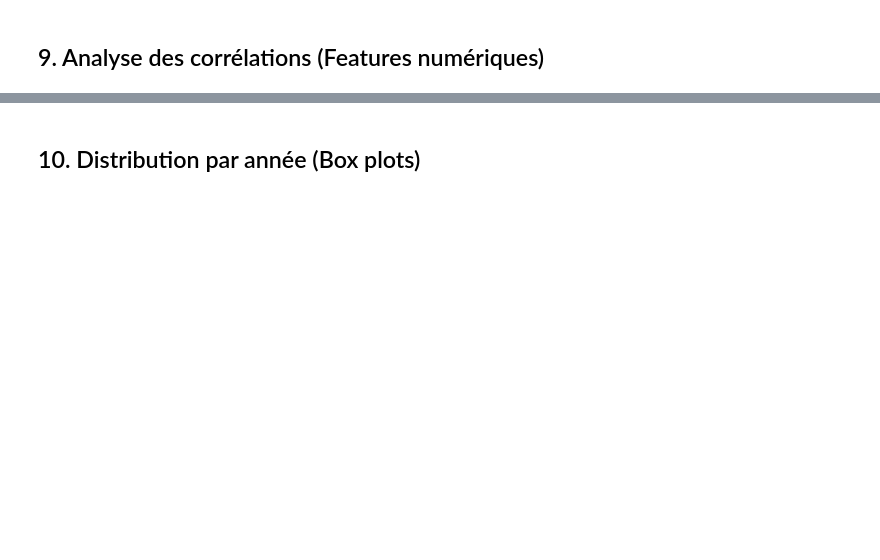
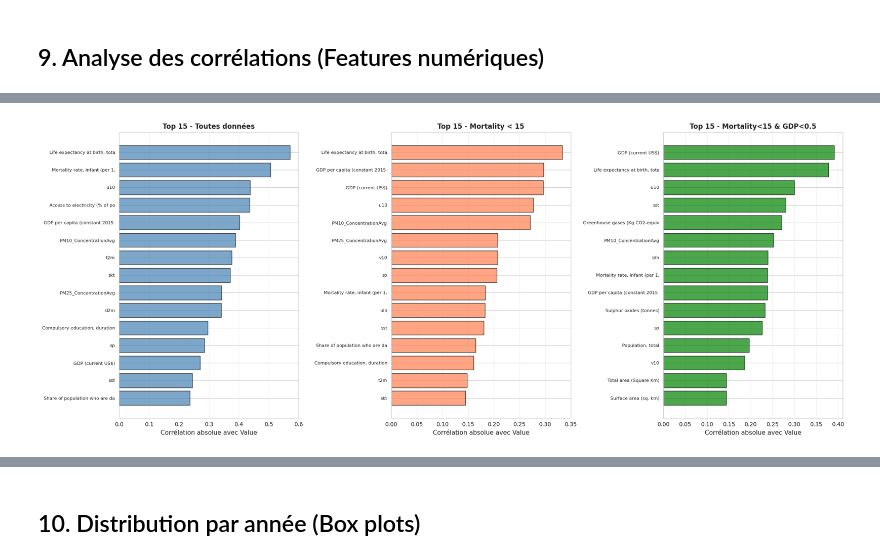
Before and after one commit to gitBugD/GML_RespiratoryDiseases, a Jupyter notebook: COPD/DataExpAndVis.ipynb, the cells around one changed output, grey strips where cells are left out. Saved outputs shown, nothing was run; the diff lists cells and outputs as text; code cells hidden in the pictures; blank space fills up the shorter version.

```diff
--- a/COPD/DataExpAndVis.ipynb
+++ b/COPD/DataExpAndVis.ipynb
@@ -436,0 +540,96 @@ if 'Value' in feature_cols and len(top_15_corr) > 0:
+# %%
+# Filtrer les données avec mortality rate < 15 ET GDP < 0.5
+gdp_col = 'GDP (current US$)'
+
+if mortality_col in df.columns and gdp_col in df.columns:
+    # Appliquer les deux filtres
+    df_mortality_gdp_filtered = df[(df[mortality_col] < 15) & (df[gdp_col] < 0.5e13)].copy()
+
+    print(f"📊 Données filtrées (Mortality Rate < 15 ET GDP < 0.5):")
+    print(f"{'='*70}")
+    print(f"Lignes avant filtrage: {len(df)}")
+    print(f"Lignes après filtrage: {len(df_mortality_gdp_filtered)}")
+    print(f"Pourcentage conservé: {(len(df_mortality_gdp_filtered) / len(df)) * 100:.2f}%")
+    print(f"Pays uniques (avant): {df['Country Name'].nunique()}")
+    print(f"Pays uniques (après): {df_mortality_gdp_filtered['Country Name'].nunique()}")
+
+    if len(df_mortality_gdp_filtered) > 0:
+        # Recalculer les corrélations pour ce sous-ensemble
+        numeric_cols_gdp = df_mortality_gdp_filtered.select_dtypes(include=[np.number]).columns.tolist()
+        id_cols_gdp = ['Year']
+        feature_cols_gdp = [col for col in numeric_cols_gdp if col not in id_cols_gdp]
+
+        if 'Value' in feature_cols_gdp:
+            correlations_gdp = df_mortality_gdp_filtered[feature_cols_gdp].corr()['Value'].drop('Value').abs().sort_values(ascending=False)
+
+            # Top 15 corrélations
+            top_15_corr_gdp = correlations_gdp.head(15)
+
+            print(f"\n🔗 Top 15 features corrélées avec 'Value' (Mortality < 15 & GDP < 0.5):")
+            print(f"{'='*70}")
+            for feat, corr in top_15_corr_gdp.items():
+                print(f"{feat[:50]:50s} : {corr:.4f}")
+
+            # Visualisation comparée (3 graphiques)
+            fig, axes = plt.subplots(1, 3, figsize=(20, 8))
+
+            # Toutes les données
+            axes[0].barh(range(len(top_15_corr)), top_15_corr.values, color='steelblue', edgecolor='black', alpha=0.7)
+            axes[0].set_yticks(range(len(top_15_corr)))
+            axes[0].set_yticklabels([f[:30] for f in top_15_corr.index], fontsize=8)
+            axes[0].set_xlabel('Corrélation absolue avec Value', fontsize=11)
+            axes[0].set_title('Top 15 - Toutes données', fontsize=12, fontweight='bold')
+            axes[0].grid(axis='x', alpha=0.3)
+            axes[0].invert_yaxis()
+
+            # Mortality Rate < 15
+            axes[1].barh(range(len(top_15_corr_filtered)), top_15_corr_filtered.values, color='coral', edgecolor='black', alpha=0.7)
+            axes[1].set_yticks(range(len(top_15_corr_filtered)))
+            axes[1].set_yticklabels([f[:30] for f in top_15_corr_filtered.index], fontsize=8)
+            axes[1].set_xlabel('Corrélation absolue avec Value', fontsize=11)
+            axes[1].set_title('Top 15 - Mortality < 15', fontsize=12, fontweight='bold')
+            axes[1].grid(axis='x', alpha=0.3)
+            axes[1].invert_yaxis()
+
+            # Mortality < 15 ET GDP < 0.5
+            axes[2].barh(range(len(top_15_corr_gdp)), top_15_corr_gdp.values, color='green', edgecolor='black', alpha=0.7)
+            axes[2].set_yticks(range(len(top_15_corr_gdp)))
+            axes[2].set_yticklabels([f[:30] for f in top_15_corr_gdp.index], fontsize=8)
+            axes[2].set_xlabel('Corrélation absolue avec Value', fontsize=11)
+            axes[2].set_title('Top 15 - Mortality<15 & GDP<0.5', fontsize=12, fontweight='bold')
+            axes[2].grid(axis='x', alpha=0.3)
+            axes[2].invert_yaxis()
+
+            plt.tight_layout()
+            plt.show()
+
+            # Matrice de corrélation pour top features (données doublement filtrées)
+            selected_features_gdp = list(top_15_corr_gdp.head(10).index) + ['Value']
+            corr_matrix_gdp = df_mortality_gdp_filtered[selected_features_gdp].corr()
+
+            # Heatmap
+            plt.figure(figsize=(12, 10))
+            sns.heatmap(corr_matrix_gdp, annot=True, fmt='.2f', cmap='coolwarm', center=0,
+                        square=True, linewidths=0.5, cbar_kws={"shrink": 0.8},
+                        xticklabels=[f[:28] for f in corr_matrix_gdp.columns],
+                        yticklabels=[f[:28] for f in corr_matrix_gdp.index])
+            plt.title('Matrice de corrélation - Mortality < 15 & GDP < 0.5', fontsize=14, fontweight='bold')
+            plt.xticks(rotation=45, ha='right', fontsize=9)
+            plt.yticks(fontsize=9)
+            plt.tight_layout()
+            plt.show()
+        else:
+            print("⚠️ Colonne 'Value' non trouvée")
+    else:
+        print("⚠️ Aucune donnée après double filtrage!")
+else:
+    print(f"⚠️ Colonnes manquantes:")
+    if mortality_col not in df.columns:
+        print(f"   - {mortality_col}")
+    if gdp_col not in df.columns:
+        print(f"   - {gdp_col}")
+        print(f"\nColonnes contenant 'GDP':")
+        gdp_cols = [col for col in df.columns if 'gdp' in col.lower()]
+        for col in gdp_cols:
+            print(f"  - {col}")
+# %% [output]
@@ -436,0 +653 @@ if 'Value' in feature_cols and len(top_15_corr) > 0:
+[figure, added]
```
Also changed, not shown: parts of 20 cells of this notebook, 2 other files.
